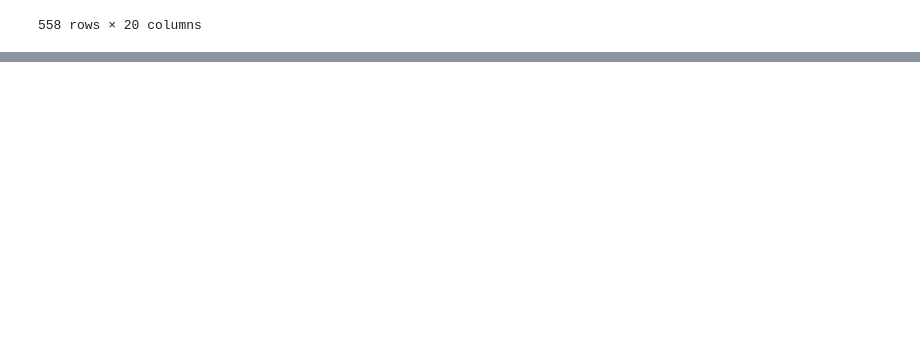
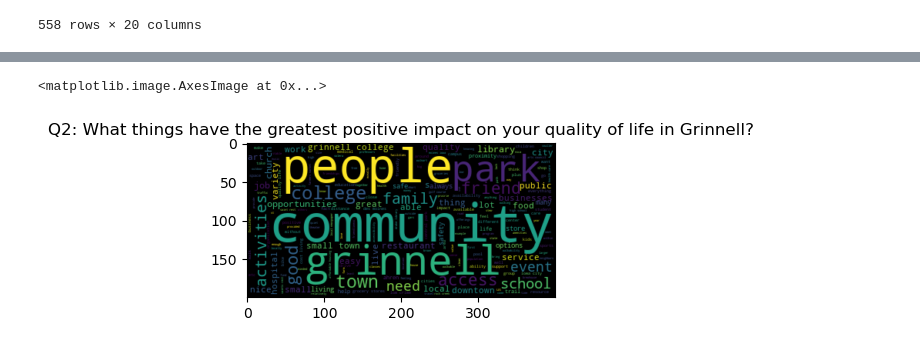
Before and after one commit to shreyasagrawal/Survey-Analysis-NLP, a Jupyter notebook: finalproj.ipynb, the cells around one changed output, grey strips where cells are left out. Cells and saved outputs as stored; diff of their text form; code cells hidden in the pictures; blank space fills up the shorter version.

```diff
--- a/finalproj.ipynb
+++ b/finalproj.ipynb
@@ -107,0 +88,22 @@ for filename in os.listdir(path):
+# %%
+alltextq2 = responses['What things have the greatest positive impact on your quality of life in Grinnell? '].dropna()
+listtextq2 = alltextq2.tolist()
+
+#to prevent College and college being different
+strtextq2 = " ".join(listtextq2).lower()
+# listtextoneword = finaltextq1.split(' ')
+listtextonewordq2 = re.split(r',| ', strtextq2)
+#to get rid of stop words
+listtext_withoutstopwordsq2 = [i for i in listtextonewordq2 if i not in sw_nltk]
+
+finaltextq2 = " ".join(listtext_withoutstopwordsq2)
+
+#visualize
+wordcloud = WordCloud().generate(finaltextq2)
+plt.title("Q2: What things have the greatest positive impact on your quality of life in Grinnell?")
+plt.imshow(wordcloud, interpolation='bilinear')
+# print(listtext_withoutstopwordsq2)
+# print(finaltextq2)
+# %% [output]
+<matplotlib.image.AxesImage at 0x...>
+[figure, added]
```
Also changed, not shown: parts of 8 cells of this notebook.
